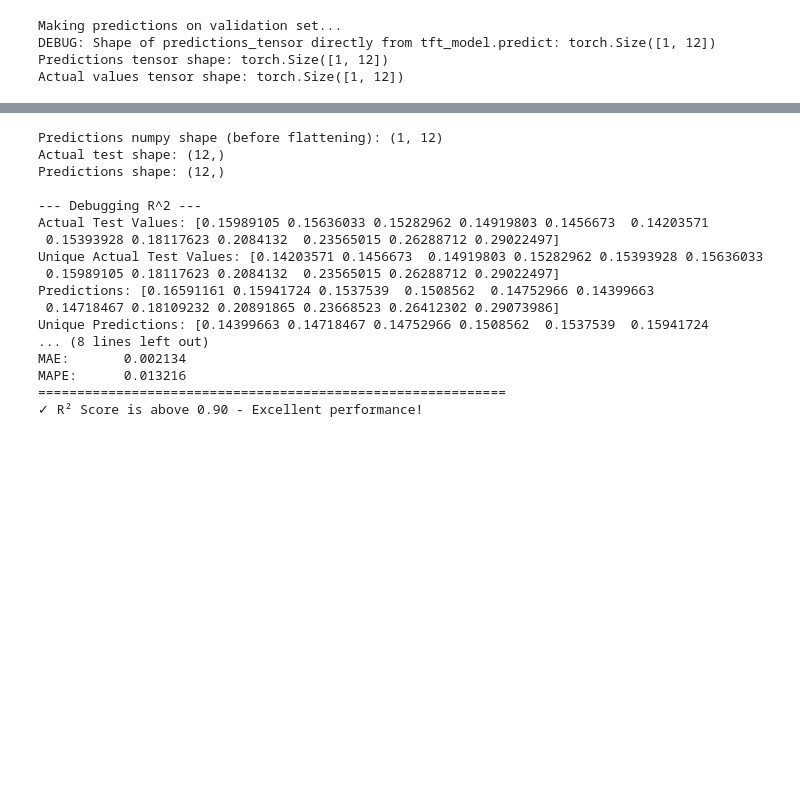
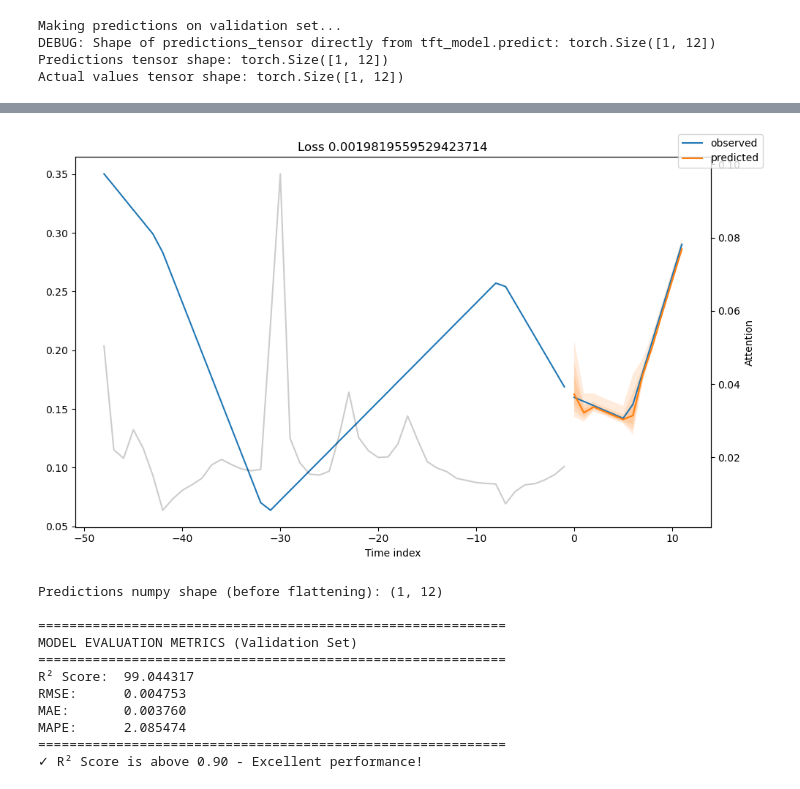
Before and after one commit to nimeshlal097/TFT-wind-power-prediction, a Jupyter notebook: Test.ipynb, the cells around one changed output, grey strips where cells are left out. Saved outputs shown, nothing was run; the diff lists cells and outputs as text; code cells hidden in the pictures; blank space fills up the shorter version.

```diff
--- a/Test.ipynb
+++ b/Test.ipynb
@@ -403,10 +433,21 @@ Actual values tensor shape: torch.Size([1, 12])
+# %%
+# Visualize predictions for the single available sample in the test set
+# Get raw predictions and inputs from the model on the test set
+raw_predictions = tft_model.predict(val_dataloader, mode="raw", return_x=True)
+
+out = raw_predictions.output
+x = raw_predictions.x
+
+fig, ax = plt.subplots(figsize=(10, 6))
+tft_model.plot_prediction(x=x, out=out, idx=0, add_loss_to_title=True, ax=ax)
+plt.show()
+fig.savefig("plots\predictions.png", dpi=300, bbox_inches="tight")
+# %% [output]
+[figure, added]
 # %%
 # Convert to numpy
 predictions_np = predictions_tensor.cpu().numpy() if hasattr(predictions_tensor, 'cpu') else predictions_tensor
 
-# Based on DEBUG: Shape of predictions_tensor directly from tft_model.predict: torch.Size([53, 12])
-# it seems the predict method already returns the median or a single point prediction across quantiles,
-# with shape (num_samples, max_prediction_length). No further indexing for quantiles is needed.
 
 print(f"Predictions numpy shape (before flattening): {predictions_np.shape}")
 
@@ -419,17 +460,7 @@ actual_test = actual_values_tensor.cpu().numpy() if hasattr(actual_values_tensor
 # Flatten actual values: (num_samples * max_prediction_length,)
 actual_test = actual_test.reshape(-1)
 
-print(f"Actual test shape: {actual_test.shape}")
-print(f"Predictions shape: {predictions_np.shape}")
 
-# --- Debugging prints for R^2 issue ---
-print("\n--- Debugging R^2 ---")
-print(f"Actual Test Values: {actual_test}")
-print(f"Unique Actual Test Values: {np.unique(actual_test)}")
-print(f"Predictions: {predictions_np}")
-print(f"Unique Predictions: {np.unique(predictions_np)}")
-print("-----------------------")
-# --- End Debugging prints ---
 
 # Ensure shapes match after flattening (should already match if dataloader is consistent)
 if actual_test.shape != predictions_np.shape:
@@ -439,9 +470,9 @@ if actual_test.shape != predictions_np.shape:
     predictions_np = predictions_np[:min_len]
 
 # Calculate metrics
-r2 = r2_score(actual_test, predictions_np)
+r2 = r2_score(actual_test, predictions_np)*100
 rmse = np.sqrt(mean_squared_error(actual_test, predictions_np))
-mape = mean_absolute_percentage_error(actual_test, predictions_np)
+mape = mean_absolute_percentage_error(actual_test, predictions_np)*100
 mae = np.mean(np.abs(actual_test - predictions_np))
 
 print("\n" + "=" * 60)
@@ -461,20 +492,14 @@ else:
     print("⚠ R² Score below 0.80 - Consider tuning hyperparameters")
 # %% [output]
 Predictions numpy shape (before flattening): (1, 12)
-Actual test shape: (12,)
-Predictions shape: (12,)
 
---- Debugging R^2 ---
-Actual Test Values: [0.15989105 0.15636033 0.15282962 0.14919803 0.1456673  0.14203571
- 0.15393928 0.18117623 0.2084132  0.23565015 0.26288712 0.29022497]
-Unique Actual Test Values: [0.14203571 0.1456673  0.14919803 0.15282962 0.15393928 0.15636033
- 0.15989105 0.18117623 0.2084132  0.23565015 0.26288712 0.29022497]
-Predictions: [0.16591161 0.15941724 0.1537539  0.1508562  0.14752966 0.14399663
- 0.14718467 0.18109232 0.20891865 0.23668523 0.26412302 0.29073986]
-Unique Predictions: [0.14399663 0.14718467 0.14752966 0.1508562  0.1537539  0.15941724
-... (8 lines left out)
-MAE:       0.002134
-MAPE:      0.013216
+============================================================
+MODEL EVALUATION METRICS (Validation Set)
+============================================================
+R² Score:  99.044317
+RMSE:      0.004753
+MAE:       0.003760
+MAPE:      2.085474
 ============================================================
 ✓ R² Score is above 0.90 - Excellent performance!
 # %%
```
Also changed, not shown: parts of 10 cells of this notebook, 56 other files.
